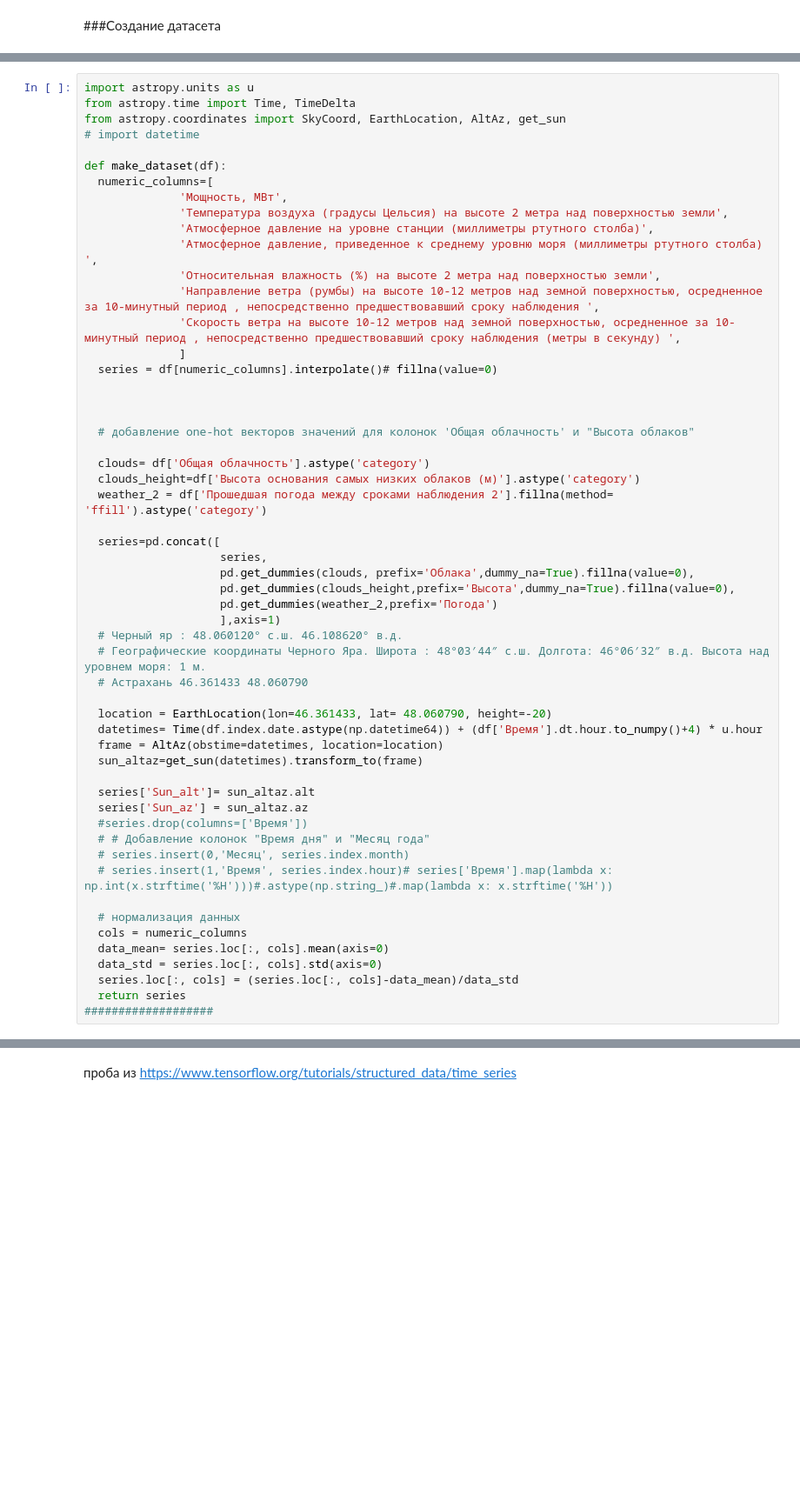
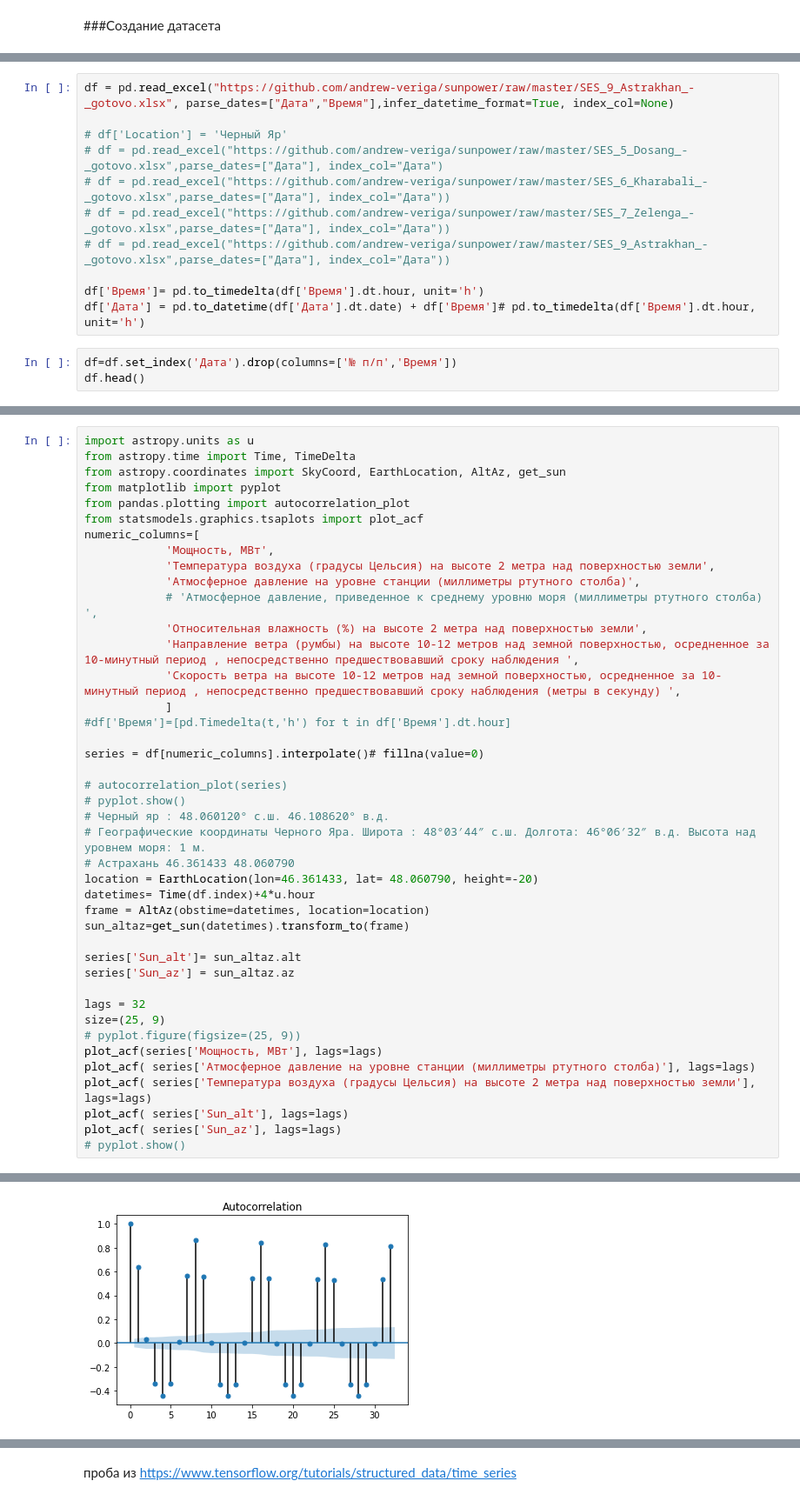
Before and after one commit to andrew-veriga/sunpower, a Jupyter notebook: model.ipynb, the cells around one changed output, grey strips where cells are left out. Shown at 87% size. Drawn from its saved outputs; the diff is of its cells as text; blank space fills up the shorter version.

```diff
--- a/model.ipynb
+++ b/model.ipynb
@@ -35,0 +37,14 @@ Index(['№ п/п', 'Время', 'Мощность, МВт',
+# %%
+df = pd.read_excel("https://github.com/andrew-veriga/sunpower/raw/master/SES_9_Astrakhan_-_gotovo.xlsx", parse_dates=["Дата","Время"],infer_datetime_format=True, index_col=None)
+
+# df['Location'] = 'Черный Яр'
+# df = pd.read_excel("https://github.com/andrew-veriga/sunpower/raw/master/SES_5_Dosang_-_gotovo.xlsx",parse_dates=["Дата"], index_col="Дата")
+# df = pd.read_excel("https://github.com/andrew-veriga/sunpower/raw/master/SES_6_Kharabali_-_gotovo.xlsx",parse_dates=["Дата"], index_col="Дата"))
+# df = pd.read_excel("https://github.com/andrew-veriga/sunpower/raw/master/SES_7_Zelenga_-_gotovo.xlsx",parse_dates=["Дата"], index_col="Дата"))
+# df = pd.read_excel("https://github.com/andrew-veriga/sunpower/raw/master/SES_9_Astrakhan_-_gotovo.xlsx",parse_dates=["Дата"], index_col="Дата"))
+
+df['Время']= pd.to_timedelta(df['Время'].dt.hour, unit='h')
+df['Дата'] = pd.to_datetime(df['Дата'].dt.date) + df['Время']# pd.to_timedelta(df['Время'].dt.hour, unit='h')
+# %%
+df=df.set_index('Дата').drop(columns=['№ п/п','Время'])
+df.head()
@@ -37,54 +60,42 @@ Index(['№ п/п', 'Время', 'Мощность, МВт',
 import astropy.units as u
 from astropy.time import Time, TimeDelta
 from astropy.coordinates import SkyCoord, EarthLocation, AltAz, get_sun
-# import datetime
+from matplotlib import pyplot
+from pandas.plotting import autocorrelation_plot
+from statsmodels.graphics.tsaplots import plot_acf
+numeric_columns=[
+            'Мощность, МВт',
+            'Температура воздуха (градусы Цельсия) на высоте 2 метра над поверхностью земли',
+            'Атмосферное давление на уровне станции (миллиметры ртутного столба)',
+            # 'Атмосферное давление, приведенное к среднему уровню моря (миллиметры ртутного столба) ',
+            'Относительная влажность (%) на высоте 2 метра над поверхностью земли',
+            'Направление ветра (румбы) на высоте 10-12 метров над земной поверхностью, осредненное за 10-минутный период , непосредственно предшествовавший сроку наблюдения ',
+            'Скорость ветра на высоте 10-12 метров над земной поверхностью, осредненное за 10-минутный период , непосредственно предшествовавший сроку наблюдения (метры в секунду) ',
+            ]
+#df['Время']=[pd.Timedelta(t,'h') for t in df['Время'].dt.hour]
 
-def make_dataset(df):
-  numeric_columns=[
-              'Мощность, МВт',
-              'Температура воздуха (градусы Цельсия) на высоте 2 метра над поверхностью земли',
-              'Атмосферное давление на уровне станции (миллиметры ртутного столба)',
-              'Атмосферное давление, приведенное к среднему уровню моря (миллиметры ртутного столба) ',
-              'Относительная влажность (%) на высоте 2 метра над поверхностью земли',
-              'Направление ветра (румбы) на высоте 10-12 метров над земной поверхностью, осредненное за 10-минутный период , непосредственно предшествовавший сроку наблюдения ',
-              'Скорость ветра на высоте 10-12 метров над земной поверхностью, осредненное за 10-минутный период , непосредственно предшествовавший сроку наблюдения (метры в секунду) ',
-              ]
-  series = df[numeric_columns].interpolate()# fillna(value=0)
+series = df[numeric_columns].interpolate()# fillna(value=0)
 
+# autocorrelation_plot(series)
+# pyplot.show()
+# Черный яр : 48.060120° с.ш. 46.108620° в.д.
+# Географические координаты Черного Яра. Широта : 48°03′44″ с.ш. Долгота: 46°06′32″ в.д. Высота над уровнем моря: 1 м.
+# Астрахань 46.361433 48.060790
+location = EarthLocation(lon=46.361433, lat= 48.060790, height=-20)
+datetimes= Time(df.index)+4*u.hour
+frame = AltAz(obstime=datetimes, location=location)
+sun_altaz=get_sun(datetimes).transform_to(frame)
 
+series['Sun_alt']= sun_altaz.alt
+series['Sun_az'] = sun_altaz.az
 
-  # добавление one-hot векторов значений для колонок 'Общая облачность' и "Высота облаков"
-
-  clouds= df['Общая облачность'].astype('category')
-  clouds_height=df['Высота основания самых низких облаков (м)'].astype('category')
-  weather_2 = df['Прошедшая погода между сроками наблюдения 2'].fillna(method= 'ffill').astype('category')
-
-  series=pd.concat([
-                    series,
-                    pd.get_dummies(clouds, prefix='Облака',dummy_na=True).fillna(value=0),
-                    pd.get_dummies(clouds_height,prefix='Высота',dummy_na=True).fillna(value=0),
-                    pd.get_dummies(weather_2,prefix='Погода')
-                    ],axis=1)
-  # Черный яр : 48.060120° с.ш. 46.108620° в.д.
-  # Географические координаты Черного Яра. Широта : 48°03′44″ с.ш. Долгота: 46°06′32″ в.д. Высота над уровнем моря: 1 м.
-  # Астрахань 46.361433 48.060790
-
-  location = EarthLocation(lon=46.361433, lat= 48.060790, height=-20)
-  datetimes= Time(df.index.date.astype(np.datetime64)) + (df['Время'].dt.hour.to_numpy()+4) * u.hour
-  frame = AltAz(obstime=datetimes, location=location)
-  sun_altaz=get_sun(datetimes).transform_to(frame)
-
-  series['Sun_alt']= sun_altaz.alt
-  series['Sun_az'] = sun_altaz.az
-  #series.drop(columns=['Время'])
-  # # Добавление колонок "Время дня" и "Месяц года"
-  # series.insert(0,'Месяц', series.index.month)
-  # series.insert(1,'Время', series.index.hour)# series['Время'].map(lambda x: np.int(x.strftime('%H')))#.astype(np.string_)#.map(lambda x: x.strftime('%H'))
-
-  # нормализация данных
-  cols = numeric_columns
-  data_mean= series.loc[:, cols].mean(axis=0)
-  data_std = series.loc[:, cols].std(axis=0)
-  series.loc[:, cols] = (series.loc[:, cols]-data_mean)/data_std
-  return series
-###################
+lags = 32
+size=(25, 9)
+# pyplot.figure(figsize=(25, 9))
+plot_acf(series['Мощность, МВт'], lags=lags)
+plot_acf( series['Атмосферное давление на уровне станции (миллиметры ртутного столба)'], lags=lags)
+plot_acf( series['Температура воздуха (градусы Цельсия) на высоте 2 метра над поверхностью земли'], lags=lags)
+plot_acf( series['Sun_alt'], lags=lags)
+plot_acf( series['Sun_az'], lags=lags)
+# pyplot.show()
+# %% [output]
@@ -90,0 +103 @@ def make_dataset(df):
+[figure, added]
```
Also changed, not shown: parts of 26 cells of this notebook.
